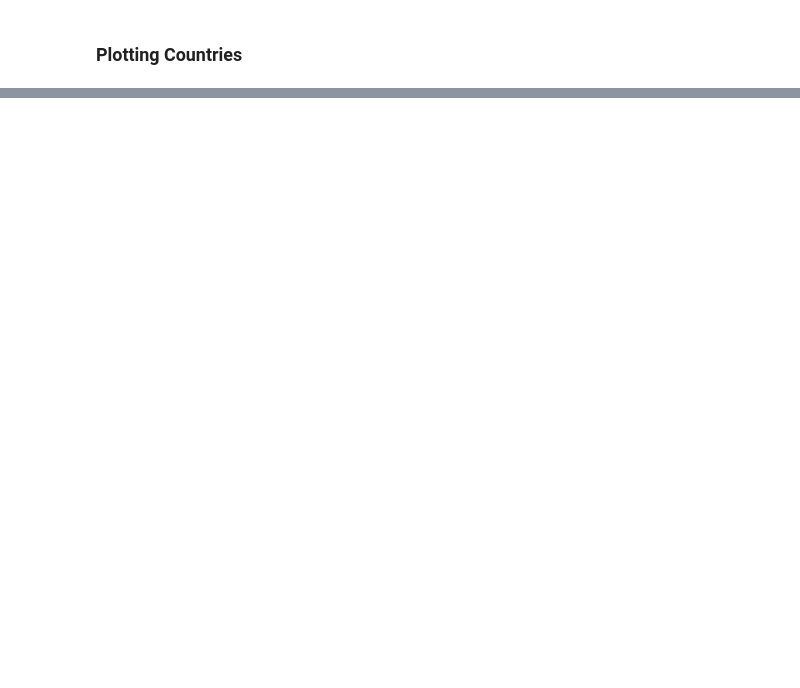
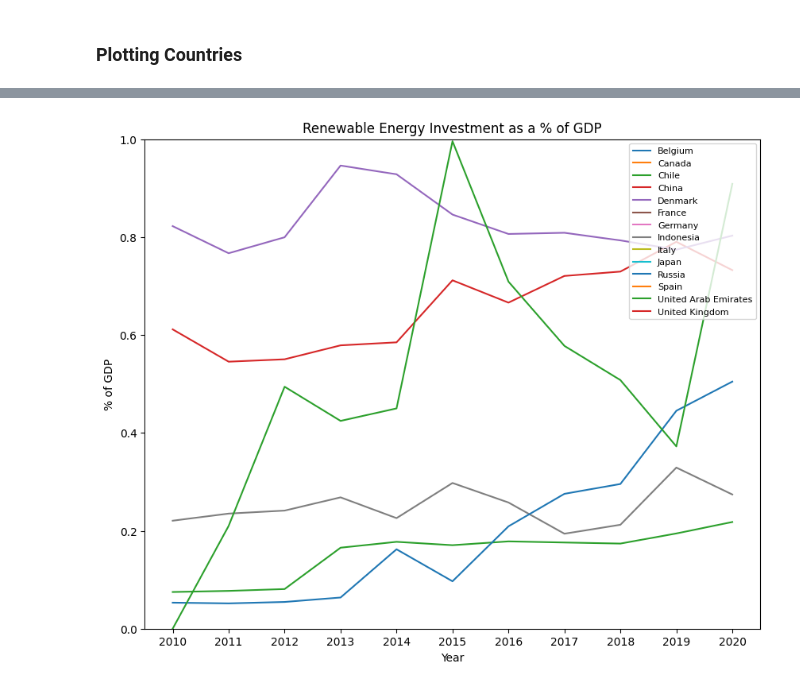
Before and after one commit to simonabors/worlddataviz, a Jupyter notebook: What_just_happened_viz.ipynb, the cells around one changed output, grey strips where cells are left out. Drawn from its saved outputs; the diff is of its cells as text; code cells hidden in the pictures; blank space fills up the shorter version.

```diff
--- a/What_just_happened_viz.ipynb
+++ b/What_just_happened_viz.ipynb
@@ -101,2 +102,21 @@ expend.head()
 # %%
 expend = expend[expend['Unit'] == 'Percent of GDP'].fillna(int(0))
+# %%
+expend = expend[['Country', 'ISO3', 'F2010', 'F2011', 'F2012', 'F2013', 'F2014', 'F2015', 'F2016', 'F2017', 'F2018', 'F2019', 'F2020']]
+expend = expend.groupby(['Country']).agg('sum')
+explore = expend.groupby(['Country']).agg('sum')
+# %%
+rel = ['China', 'United States', 'Germany', 'Japan', 'Russia', 'Saudi Arabia', 'United Arab Emirates', 'United Kingdom', 'India', 'Italy', 'Spain', 'France', 'Netherlands, The', 'Canada', 'Belgium', 'Mexico', 'Denmark', 'Chile', 'Indonesia']
+explore = explore.loc[explore.index.isin(rel)]
+# %%
+fig, ax = plt.subplots(1, figsize=(10, 8))
+plt.plot(explore.T)
+plt.legend(explore.T.columns, loc='upper right', fontsize=8)
+plt.title('Renewable Energy Investment as a % of GDP')
+plt.xlabel('Year')
+plt.xticks(['F2010', 'F2011', 'F2012', 'F2013', 'F2014', 'F2015', 'F2016', 'F2017', 'F2018', 'F2019', 'F2020'], [2010, 2011, 2012, 2013, 2014, 2015, 2016, 2017, 2018, 2019, 2020])
+plt.ylabel('% of GDP')
+plt.ylim((0, 1))
+plt.show()
+# %% [output]
+[figure, added]
```
Also changed, not shown: parts of 21 cells of this notebook, 5 other files.
